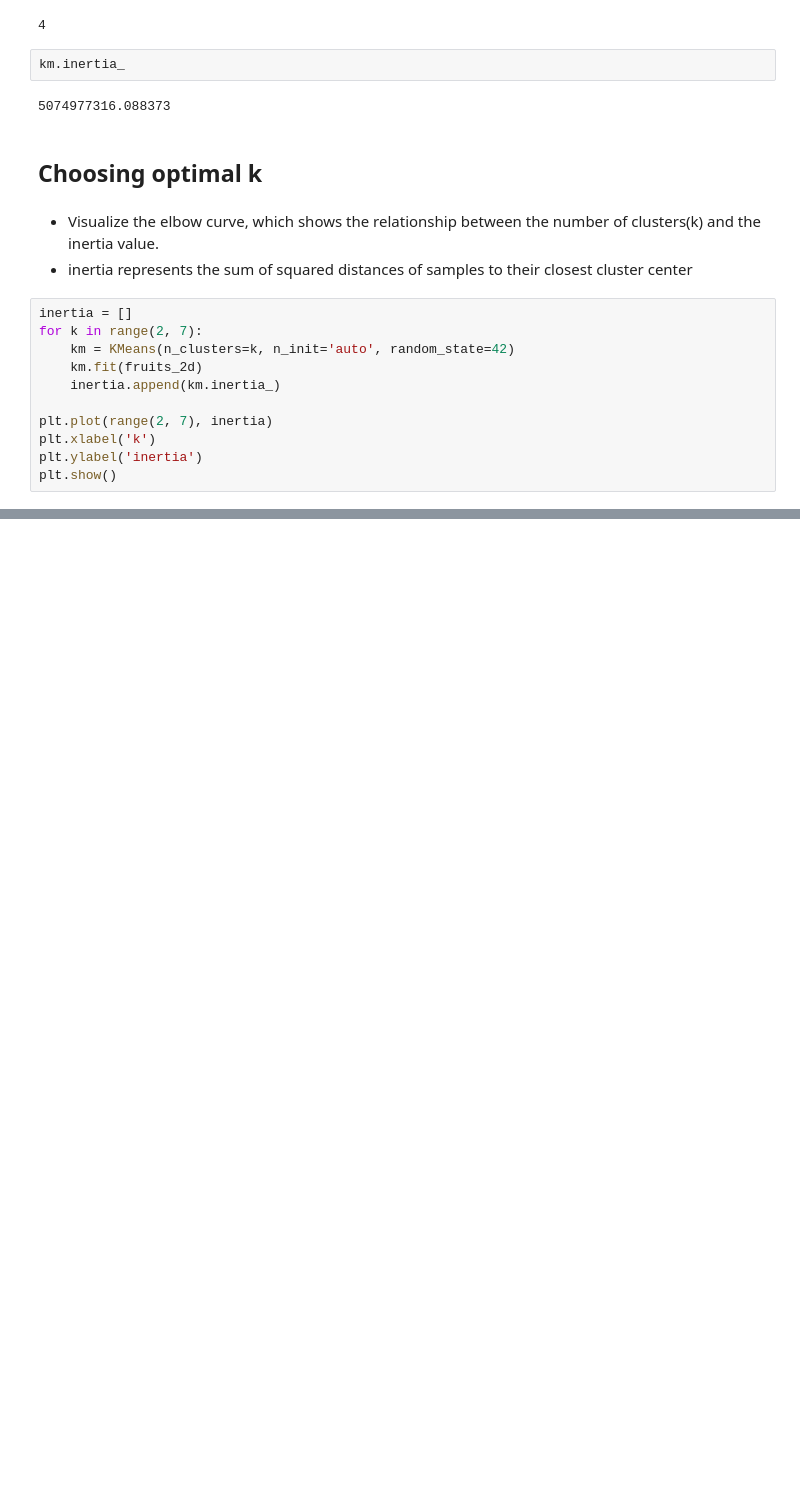
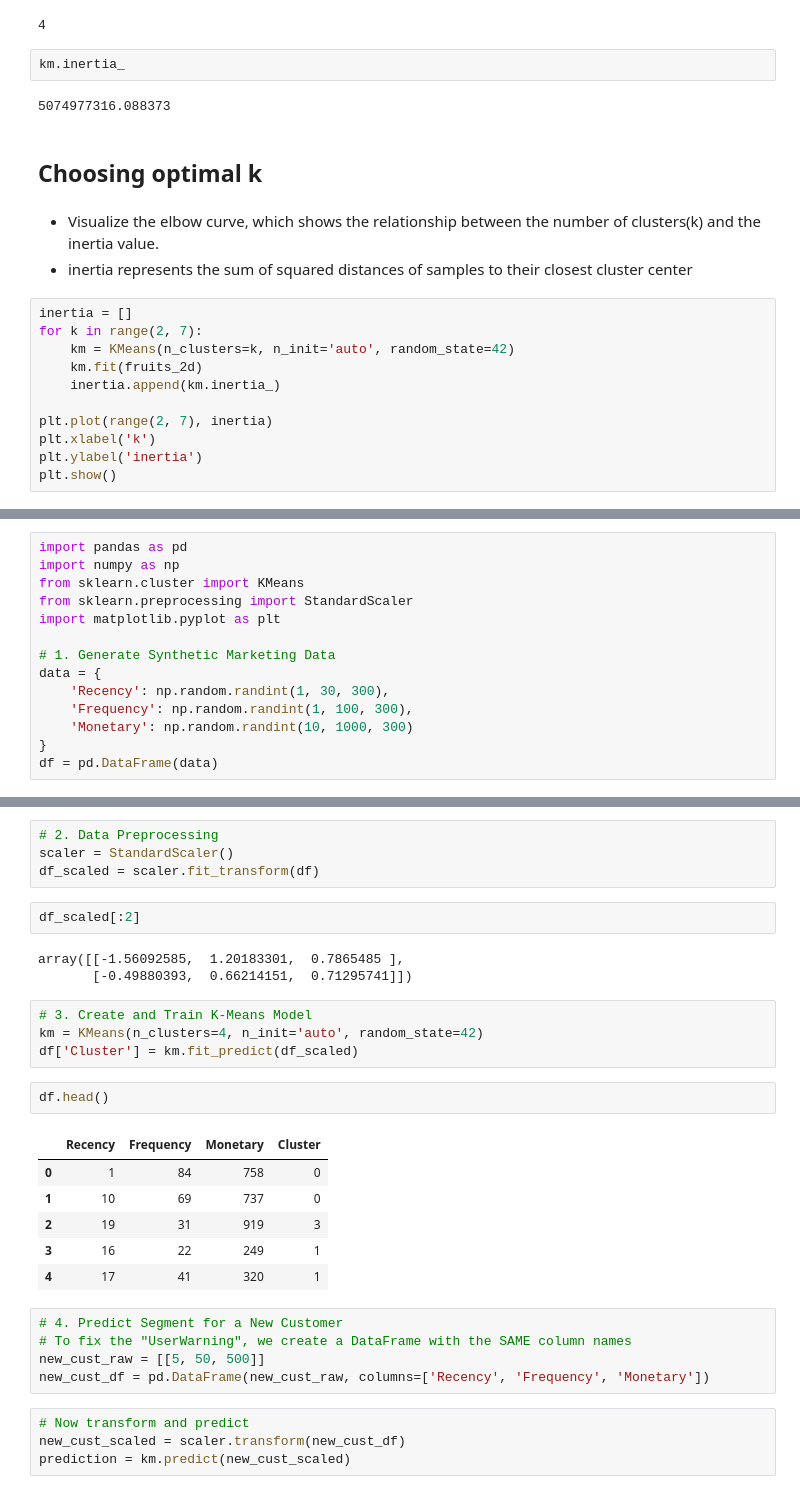
Before and after one commit to kjmobile/lb, a Jupyter notebook: 9_Unsupervised_Learning_clustering.ipynb, the cells around one changed output, grey strips where cells are left out. Saved outputs shown, nothing was run; the diff lists cells and outputs as text; blank space fills up the shorter version.

Commit message:
Update clustering notebook with marketing analysis and prediction code

```diff
--- a/9_Unsupervised_Learning_clustering.ipynb
+++ b/9_Unsupervised_Learning_clustering.ipynb
@@ -230,0 +233,14 @@ plt.show()
+# %%
+import pandas as pd
+import numpy as np
+from sklearn.cluster import KMeans
+from sklearn.preprocessing import StandardScaler
+import matplotlib.pyplot as plt
+
+# 1. Generate Synthetic Marketing Data
+data = {
+    'Recency': np.random.randint(1, 30, 300),
+    'Frequency': np.random.randint(1, 100, 300),
+    'Monetary': np.random.randint(10, 1000, 300)
+}
+df = pd.DataFrame(data)
@@ -230,0 +256,31 @@ plt.show()
+# %%
+# 2. Data Preprocessing
+scaler = StandardScaler()
+df_scaled = scaler.fit_transform(df)
+# %%
+df_scaled[:2]
+# %% [output]
+array([[-1.56092585,  1.20183301,  0.7865485 ],
+       [-0.49880393,  0.66214151,  0.71295741]])
+# %%
+# 3. Create and Train K-Means Model
+km = KMeans(n_clusters=4, n_init='auto', random_state=42)
+df['Cluster'] = km.fit_predict(df_scaled)
+# %%
+df.head()
+# %% [output]
+|  | Recency | Frequency | Monetary | Cluster |
+| 0 | 1 | 84 | 758 | 0 |
+| 1 | 10 | 69 | 737 | 0 |
+| 2 | 19 | 31 | 919 | 3 |
+| 3 | 16 | 22 | 249 | 1 |
+| 4 | 17 | 41 | 320 | 1 |
+# %%
+# 4. Predict Segment for a New Customer
+# To fix the "UserWarning", we create a DataFrame with the SAME column names
+new_cust_raw = [[5, 50, 500]]
+new_cust_df = pd.DataFrame(new_cust_raw, columns=['Recency', 'Frequency', 'Monetary'])
+# %%
+# Now transform and predict
+new_cust_scaled = scaler.transform(new_cust_df)
+prediction = km.predict(new_cust_scaled)
```
Also changed, not shown: parts of 3 cells of this notebook.
